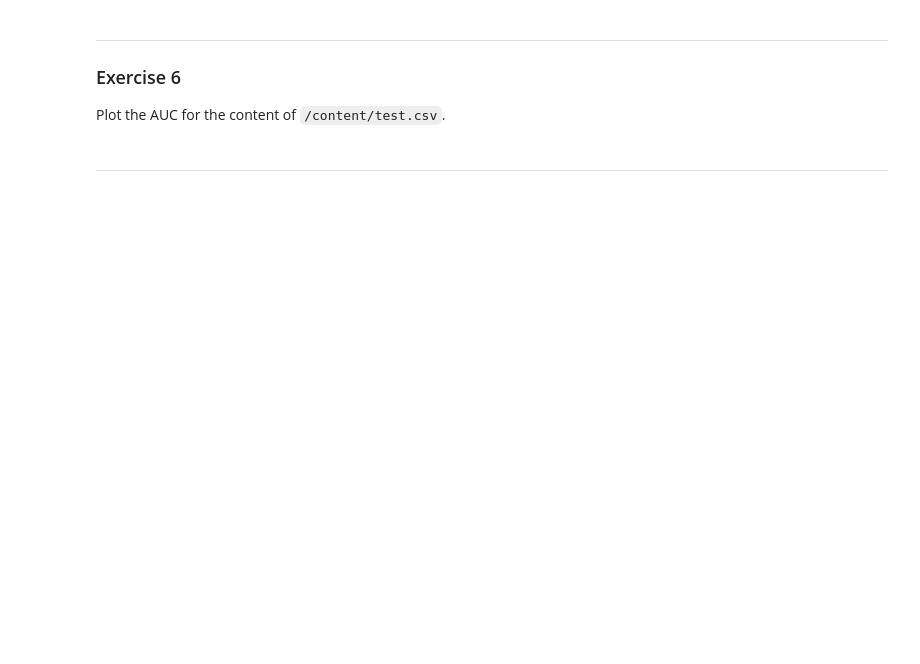
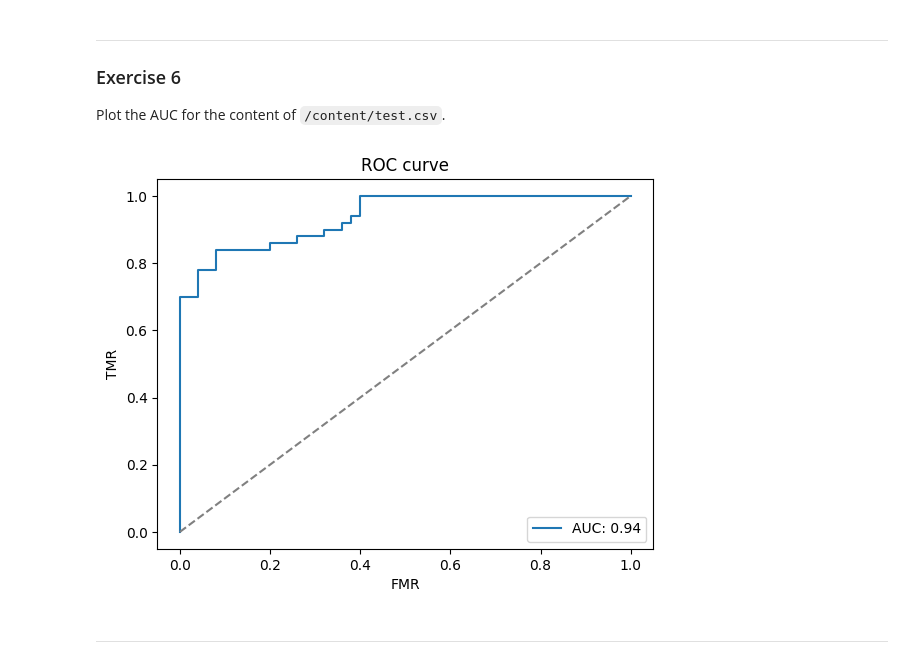
Before and after one commit to Kirui-Brian/Biometrics_Systems_Security, a Jupyter notebook: 01_metrics.ipynb, the cells around one changed output. Cells and saved outputs as stored; diff of their text form; code cells hidden in the pictures; blank space fills up the shorter version.

```diff
--- a/01_metrics.ipynb
+++ b/01_metrics.ipynb
@@ -197,0 +233,5 @@ Compute d' for the content of <code>/content/test.csv</code>.
+# %%
+# add your code here
+observations = load_data('/content/test.csv')
+d_prime_value = compute_d_prime(observations)
+print(f"The d-prime value for /content/test.csv is: {d_prime_value:.2f}")
@@ -387,0 +437,7 @@ Compute FNMR and FMR at EER for the content of <code>/content/test.csv</code>.
+# %%
+# add your code here
+observations = load_data('/content/test.csv')
+fnmr_eer, fmr_eer, eer_threshold = compute_sim_fmr_fnmr_eer(observations)
+print(f"FNMR at EER: {fnmr_eer:.2f}")
+print(f"FMR at EER: {fmr_eer:.2f}")
+print(f"EER Threshold: {eer_threshold:.2f}")
@@ -544,5 +627,9 @@ plot_sim_fmr_tmr_auc([(0, 0.2), (0, 0.3), (0, 0.4), (1, 0.5), (1, 0.6), (1, 0.7)
 Plot the AUC for the content of <code>/content/test.csv</code>.
 # %%
 # add you code here
+observations = load_data('/content/test.csv')
+plot_sim_fmr_tmr_auc(observations)
+# %% [output]
+[figure, added]
 # %% [markdown]
 ---
```
Also changed, not shown: parts of 21 cells of this notebook.
